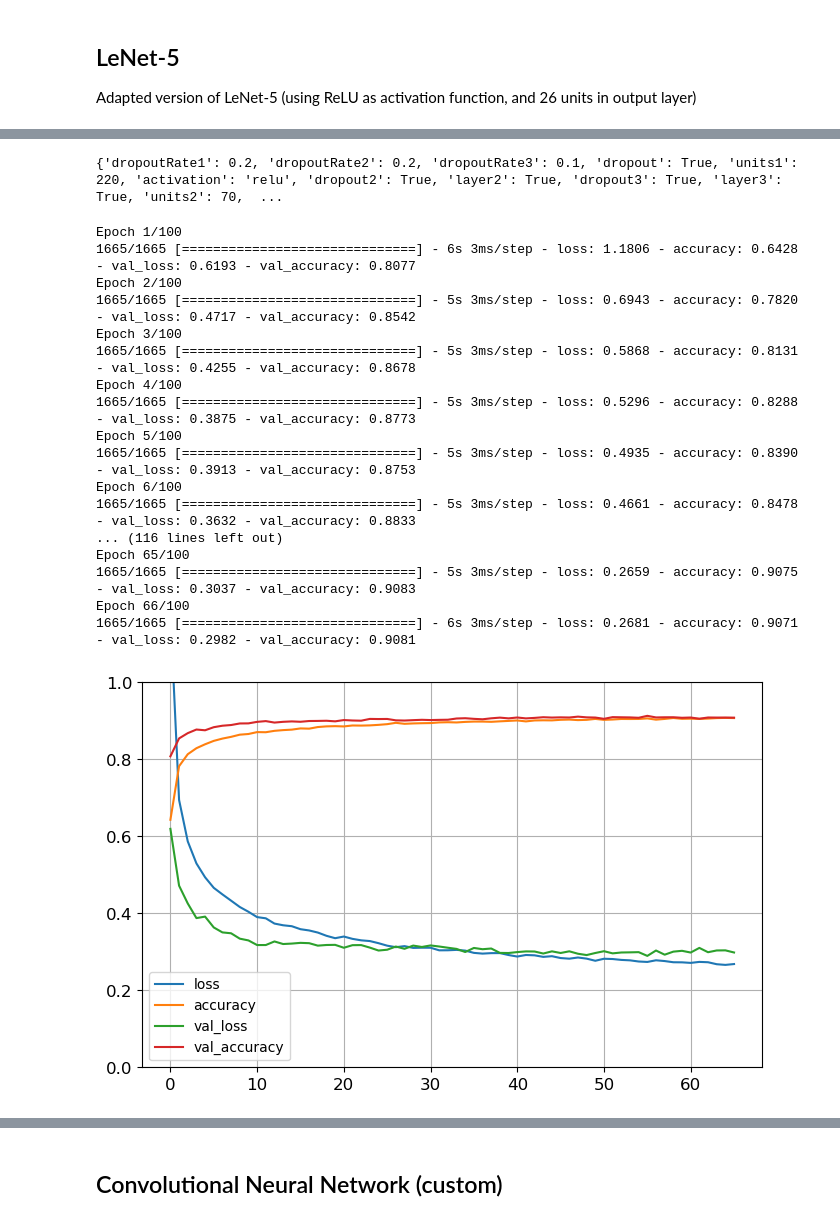
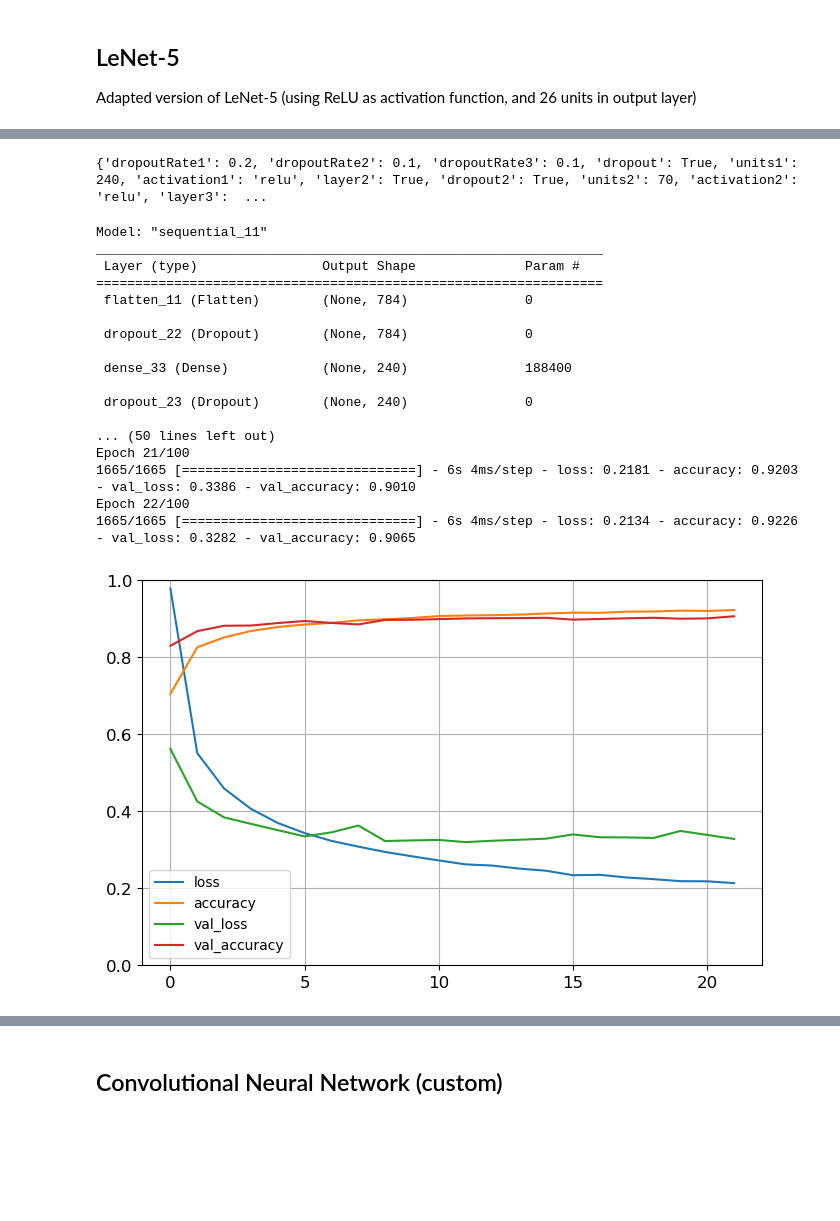
Before and after one commit to lioia/ml, a Jupyter notebook: Project.ipynb, the cells around one changed output, grey strips where cells are left out. Drawn from its saved outputs; the diff is of its cells as text; code cells hidden in the pictures; blank space fills up the shorter version.

Commit message:
feat: retrained custom neural network and collected results
Added helper function to save plot history to file

```diff
--- a/Project.ipynb
+++ b/Project.ipynb
@@ -187,7 +203,7 @@ Test Loss: 0.22308824956417084; Test Accuracy: 0.9269707202911377
 # %%
 def build_model(hp):
   model = tf.keras.models.Sequential()
-  # input layer (flatten images to uni-dimensional vector)
+  # input layer (flatten images to 1D vector)
   model.add(tf.keras.layers.Flatten(input_shape=[28, 28]))
 
   # choose dropout rate in range [0.1, 0.3]
@@ -201,29 +217,30 @@ def build_model(hp):
   # add hidden layer
   model.add(tf.keras.layers.Dense(
     units=hp.Int('units1', min_value=50, max_value=300, step=10),
-    activation=hp.Choice('activation', ['relu', 'leaky_relu', 'tanh']),
+    activation=hp.Choice('activation1', ['relu', 'leaky_relu', 'tanh']),
   ))
 
-  if hp.Boolean('dropout2'):
-    model.add(tf.keras.layers.Dropout(rate=dropoutRate2))
-
+  # add second hidden layer if enabled
   if hp.Boolean('layer2'):
+    if hp.Boolean('dropout2'):
+      model.add(tf.keras.layers.Dropout(rate=dropoutRate2))
     model.add(tf.keras.layers.Dense(
       units=hp.Int('units2', min_value=20, max_value=100, step=10),
-      activation=hp.Choice('activation', ['relu', 'leaky_relu', 'tanh'])
+      activation=hp.Choice('activation2', ['relu', 'leaky_relu', 'tanh'])
     ))
 
-  if hp.Boolean('dropout3'):
-    model.add(tf.keras.layers.Dropout(rate=dropoutRate3))
-
-  if hp.Boolean('layer3'):
-    model.add(tf.keras.layers.Dense(
-      units=hp.Int('units3', min_value=10, max_value=50, step=10),
-      activation=hp.Choice('activation', ['relu', 'leaky_relu', 'tanh'])
-    ))
+    # add third layer if enabled
+    if hp.Boolean('layer3'):
+      if hp.Boolean('dropout3'):
+        model.add(tf.keras.layers.Dropout(rate=dropoutRate3))
+      model.add(tf.keras.layers.Dense(
+        units=hp.Int('units3', min_value=10, max_value=50, step=10),
+        activation=hp.Choice('activation3', ['relu', 'leaky_relu', 'tanh'])
+      ))
 
   # output layer
   model.add(tf.keras.layers.Dense(26, activation='softmax'))
+  # compile the model using Cross Entropy as Loss and Adam (with default parameters) as the optimizer
   model.compile(
     loss="sparse_categorical_crossentropy",
     optimizer="adam",
@@ -256,32 +275,36 @@ Total elapsed time: 02h 18m 32s
 # Best hyper-parameters
 best_hps=tuner.get_best_hyperparameters(num_trials=1)[0]
 print(best_hps.values)
+save_best_hp(best_hps.values, 'nn.json') # saving to json file
 # %% [output]
-{'dropoutRate1': 0.2, 'dropoutRate2': 0.2, 'dropoutRate3': 0.1, 'dropout': True, 'units1': 220, 'activation': 'relu', 'dropout2': True, 'layer2': True, 'dropout3': True, 'layer3': True, 'units2': 70,  ...
+{'dropoutRate1': 0.2, 'dropoutRate2': 0.1, 'dropoutRate3': 0.1, 'dropout': True, 'units1': 240, 'activation1': 'relu', 'layer2': True, 'dropout2': True, 'units2': 70, 'activation2': 'relu', 'layer3':  ...
 # %%
+# Building the best model to determine the number of epochs to train
 model = tuner.hypermodel.build(best_hps)
+print(model.summary()) # print the best model
 history_nn = model.fit(X_train, y_train,
                        validation_data=(X_valid, y_valid),
                        epochs=100,
                        callbacks=[tf.keras.callbacks.EarlyStopping(patience=10)])
 plot_history(history_nn)
+save_plot_history(history_nn, 'nn.png')
 # %% [output]
-Epoch 1/100
-1665/1665 [==============================] - 6s 3ms/step - loss: 1.1806 - accuracy: 0.6428 - val_loss: 0.6193 - val_accuracy: 0.8077
-Epoch 2/100
-1665/1665 [==============================] - 5s 3ms/step - loss: 0.6943 - accuracy: 0.7820 - val_loss: 0.4717 - val_accuracy: 0.8542
-Epoch 3/100
-1665/1665 [==============================] - 5s 3ms/step - loss: 0.5868 - accuracy: 0.8131 - val_loss: 0.4255 - val_accuracy: 0.8678
-Epoch 4/100
-1665/1665 [==============================] - 5s 3ms/step - loss: 0.5296 - accuracy: 0.8288 - val_loss: 0.3875 - val_accuracy: 0.8773
-Epoch 5/100
-1665/1665 [==============================] - 5s 3ms/step - loss: 0.4935 - accuracy: 0.8390 - val_loss: 0.3913 - val_accuracy: 0.8753
-Epoch 6/100
-1665/1665 [==============================] - 5s 3ms/step - loss: 0.4661 - accuracy: 0.8478 - val_loss: 0.3632 - val_accuracy: 0.8833
-... (116 lines left out)
-Epoch 65/100
-1665/1665 [==============================] - 5s 3ms/step - loss: 0.2659 - accuracy: 0.9075 - val_loss: 0.3037 - val_accuracy: 0.9083
-Epoch 66/100
-1665/1665 [==============================] - 6s 3ms/step - loss: 0.2681 - accuracy: 0.9071 - val_loss: 0.2982 - val_accuracy: 0.9081
+Model: "sequential_11"
+_________________________________________________________________
+ Layer (type)                Output Shape              Param #
+=================================================================
+ flatten_11 (Flatten)        (None, 784)               0
+
+ dropout_22 (Dropout)        (None, 784)               0
+
+ dense_33 (Dense)            (None, 240)               188400
+
+ dropout_23 (Dropout)        (None, 240)               0
+
+... (50 lines left out)
+Epoch 21/100
+1665/1665 [==============================] - 6s 4ms/step - loss: 0.2181 - accuracy: 0.9203 - val_loss: 0.3386 - val_accuracy: 0.9010
+Epoch 22/100
+1665/1665 [==============================] - 6s 4ms/step - loss: 0.2134 - accuracy: 0.9226 - val_loss: 0.3282 - val_accuracy: 0.9065
-[figure, old version]
+[figure, new version]
 # %%
```
Also changed, not shown: parts of 12 cells of this notebook, 3 other files.
